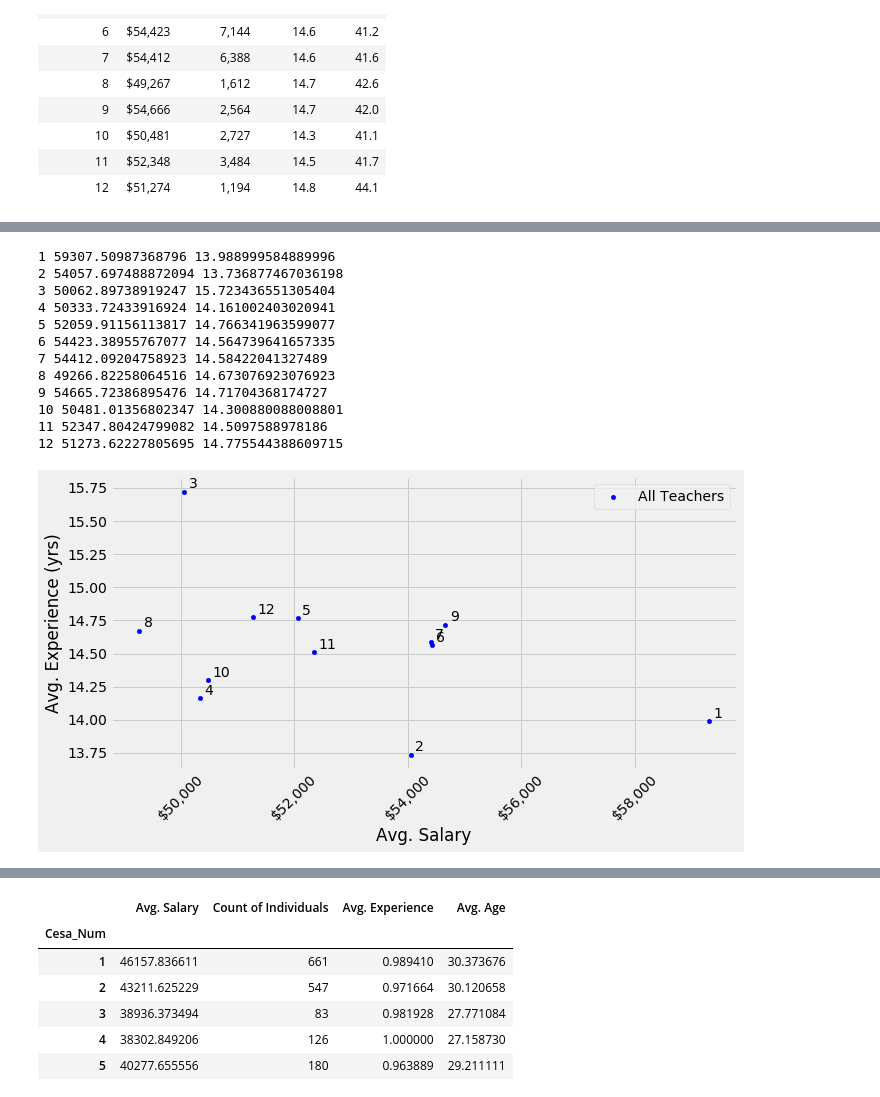
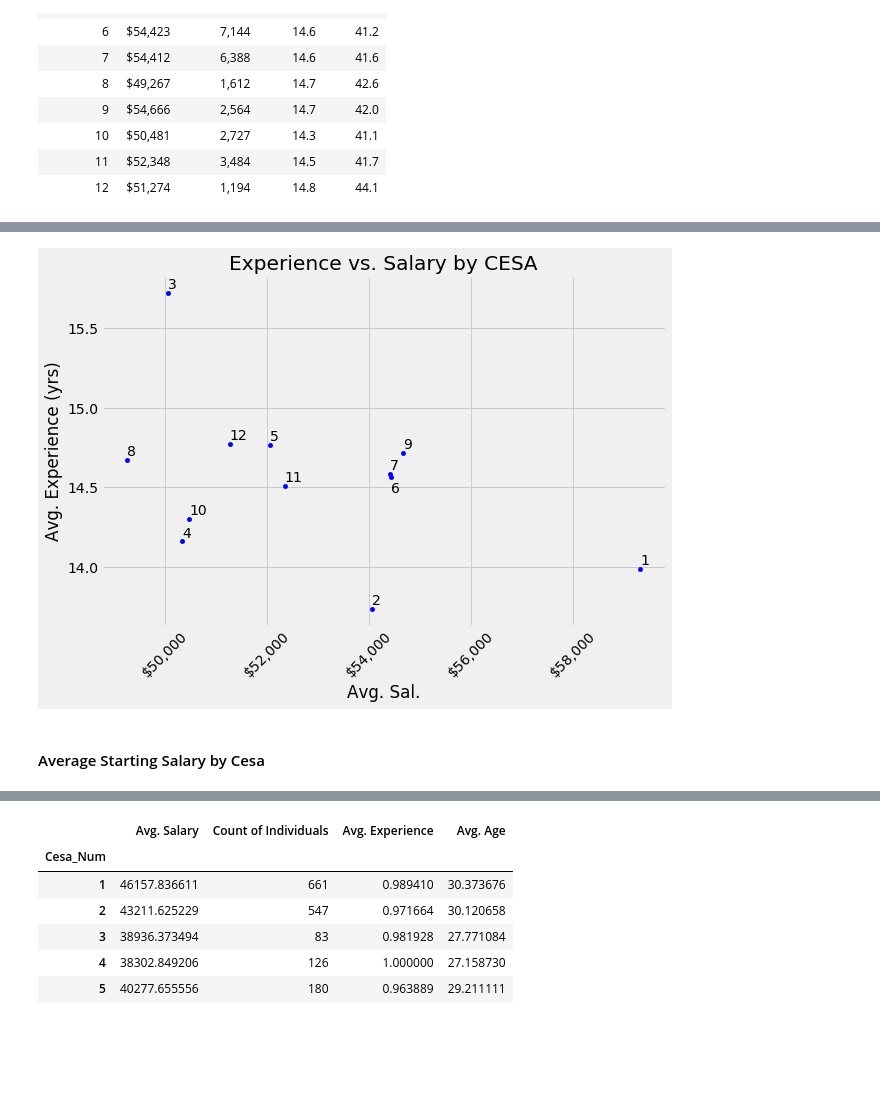
Before and after one commit to j-buss/wi-dpi, a Jupyter notebook: blog/5_A_Geographic_Descriptive_Analytics.ipynb, the cells around one changed output, grey strips where cells are left out. Saved outputs shown, nothing was run; the diff lists cells and outputs as text; code cells hidden in the pictures; blank space fills up the shorter version.

```diff
--- a/blog/5_A_Geographic_Descriptive_Analytics.ipynb
+++ b/blog/5_A_Geographic_Descriptive_Analytics.ipynb
@@ -247,39 +153,32 @@ Cesa_Sum_All_df.style.format(Cesa_Sum_All_format_dict)\
-# %%
-for k, v in Cesa_Sum_All_df.iterrows():
-    print ( k, v['Avg. Salary'], v['Avg. Experience'])
-# %% [output]
-1 59307.50987368796 13.988999584889996
-2 54057.697488872094 13.736877467036198
-3 50062.89738919247 15.723436551305404
-4 50333.72433916924 14.161002403020941
-5 52059.91156113817 14.766341963599077
-6 54423.38955767077 14.564739641657335
-7 54412.09204758923 14.58422041327489
-8 49266.82258064516 14.673076923076923
-9 54665.72386895476 14.71704368174727
-10 50481.01356802347 14.300880088008801
-11 52347.80424799082 14.5097588978186
-12 51273.62227805695 14.775544388609715
 # %%
 annotation_offset_salary = 75
 annotation_offset_exp = 0.025
+# %%
+Cesa_Sum_All_df['CESA String'] = Cesa_Sum_All_df['CESA Num.'].astype(str)
 # %%
 fig, ax1 = plt.subplots(nrows=1, ncols=1,
-                           figsize=(10,5))
+                           figsize=(9,6))
 
 currency_fmt = '${x:,.0f}'
 currency_tick = mtick.StrMethodFormatter(currency_fmt)
 
-
-ax = Cesa_Sum_All_df.plot.scatter(x="Avg. Salary", y="Avg. Experience", ax=ax1,color='b',label='All Teachers')
+ax = Cesa_Sum_All_df.plot.scatter(x="Avg. Sal.", y="Avg. Exp.", ax=ax1, color='b')
 ax1.set_ylabel('Avg. Experience (yrs)')
 ax1.xaxis.set_major_formatter(currency_tick)
 ax1.tick_params(axis='x', rotation=45)
+ax1.yaxis.set_major_locator(mtick.MultipleLocator(0.5))
+ax1.set_title('Experience vs. Salary by CESA')
 
 for k, v in Cesa_Sum_All_df.iterrows():
-    ax.text(v['Avg. Salary']+annotation_offset_salary, v['Avg. Experience']+annotation_offset_exp, k)
+    if v['CESA String'] == '6':
+      annotation_offset_exp = -0.1
+    else:
+      annotation_offset_exp = 0.025
+    ax.text(v['Avg. Sal.'], v['Avg. Exp.']+annotation_offset_exp, v['CESA String'])
 # %% [output]
-[figure, old version]
+[figure, new version]
+# %% [markdown]
+#### Average Starting Salary by Cesa
 # %%
 geo_analysis_firstyear_df = geo_analysis_df[
     (geo_analysis_df['experience']<= 1.0) & \
```
Also changed, not shown: parts of 16 cells of this notebook.
